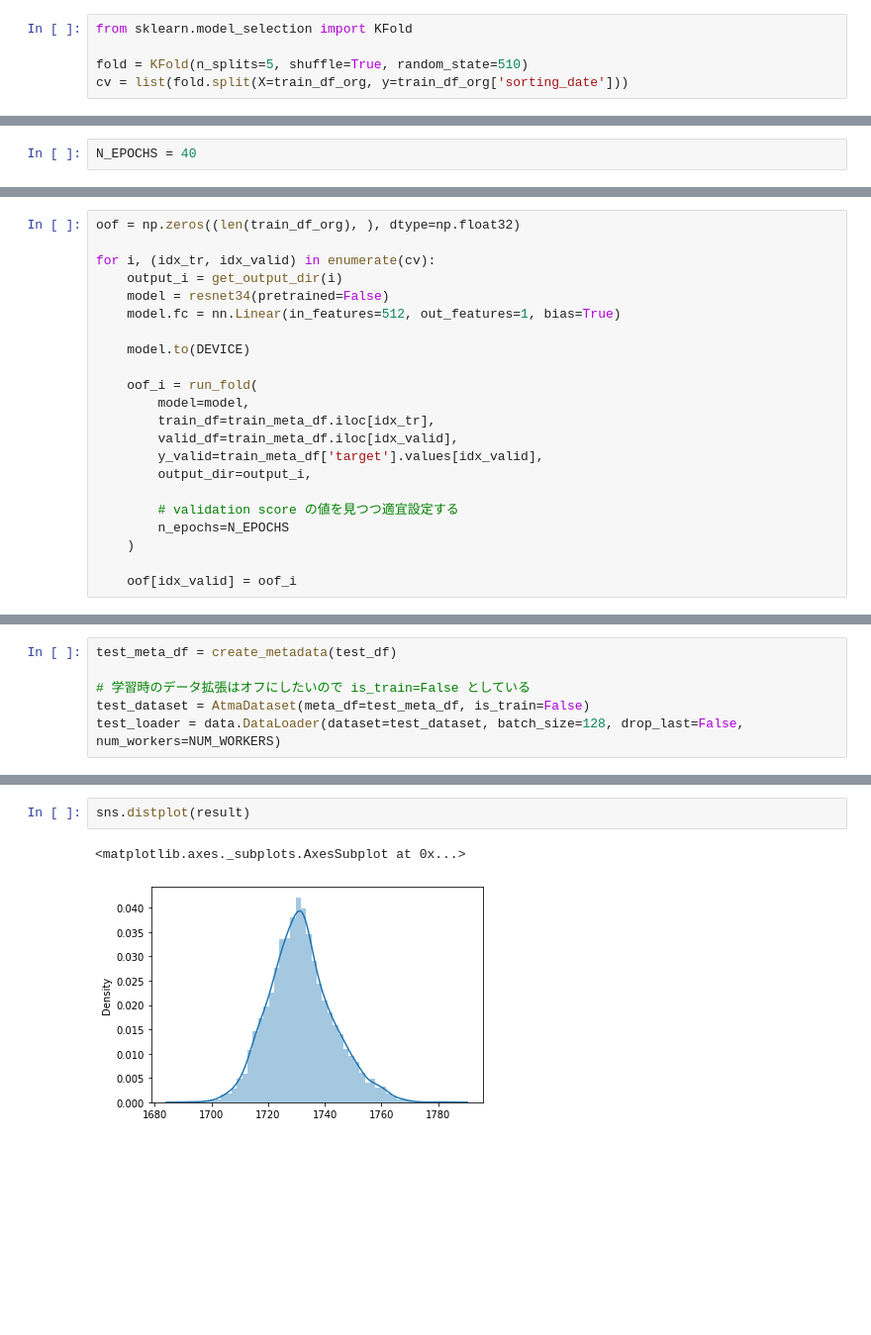
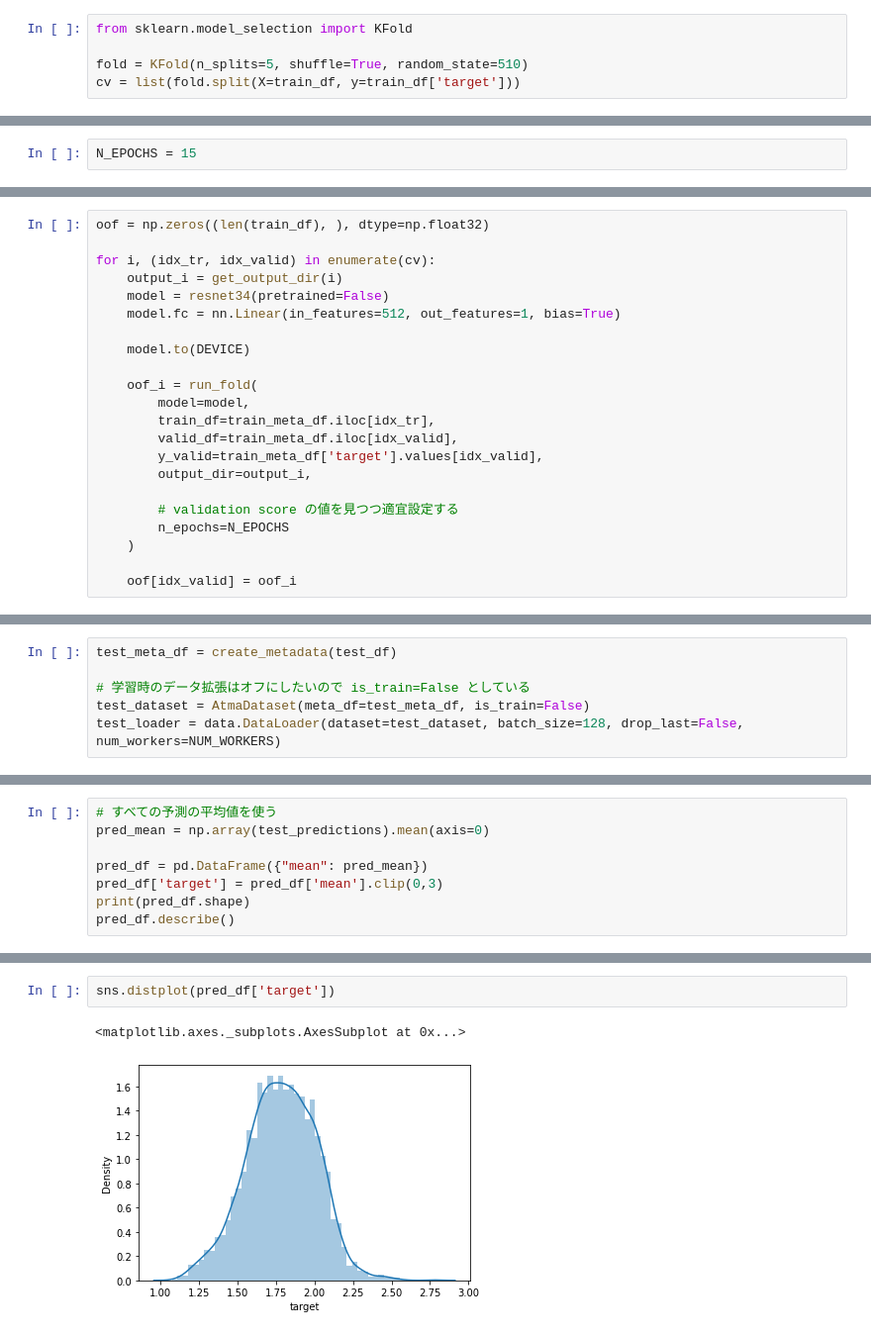
Before and after one commit to yumehara/atmacup11, a Jupyter notebook: notebooks/pytorch_tutorial_1.ipynb, the cells around one changed output, grey strips where cells are left out. Shown: that part at 99% size. Drawn from its saved outputs; the diff is of its cells as text; blank space fills up the shorter version.

```diff
--- a/notebooks/pytorch_tutorial_1.ipynb
+++ b/notebooks/pytorch_tutorial_1.ipynb
@@ -382,7 +383,7 @@ from vivid.utils import timer
 from sklearn.model_selection import KFold
 
 fold = KFold(n_splits=5, shuffle=True, random_state=510)
-cv = list(fold.split(X=train_df_org, y=train_df_org['sorting_date']))
+cv = list(fold.split(X=train_df, y=train_df['target']))
 # %%
 # 実験は最初の fold だけで考える
 # cv = cv[:1]
@@ -505,12 +506,12 @@ def run_fold(
     score_df.to_csv(os.path.join(output_dir, 'score.csv'), index=False)
     return valid_best_pred
 # %%
-N_EPOCHS = 40
+N_EPOCHS = 15
 # %%
 def get_output_dir(n_cv: int):
     return os.path.join(output_dir, 'simple_resnet', f'cv={n_cv}')
 # %%
-oof = np.zeros((len(train_df_org), ), dtype=np.float32)
+oof = np.zeros((len(train_df), ), dtype=np.float32)
 
 for i, (idx_tr, idx_valid) in enumerate(cv):
     output_i = get_output_dir(i)
@@ -643,0 +639,8 @@ pred cv=4 17.823[s]
+# %%
+# すべての予測の平均値を使う
+pred_mean = np.array(test_predictions).mean(axis=0)
+
+pred_df = pd.DataFrame({"mean": pred_mean})
+pred_df['target'] = pred_df['mean'].clip(0,3)
+print(pred_df.shape)
+pred_df.describe()
@@ -663,7 +672,7 @@ result.head()
 # %%
-sns.distplot(result)
+sns.distplot(pred_df['target'])
 # %% [output]
 <matplotlib.axes._subplots.AxesSubplot at 0x...>
-[figure, old version]
+[figure, new version]
 # %% [markdown]
 ### RESULT
```
Also changed, not shown: parts of 27 cells of this notebook.
